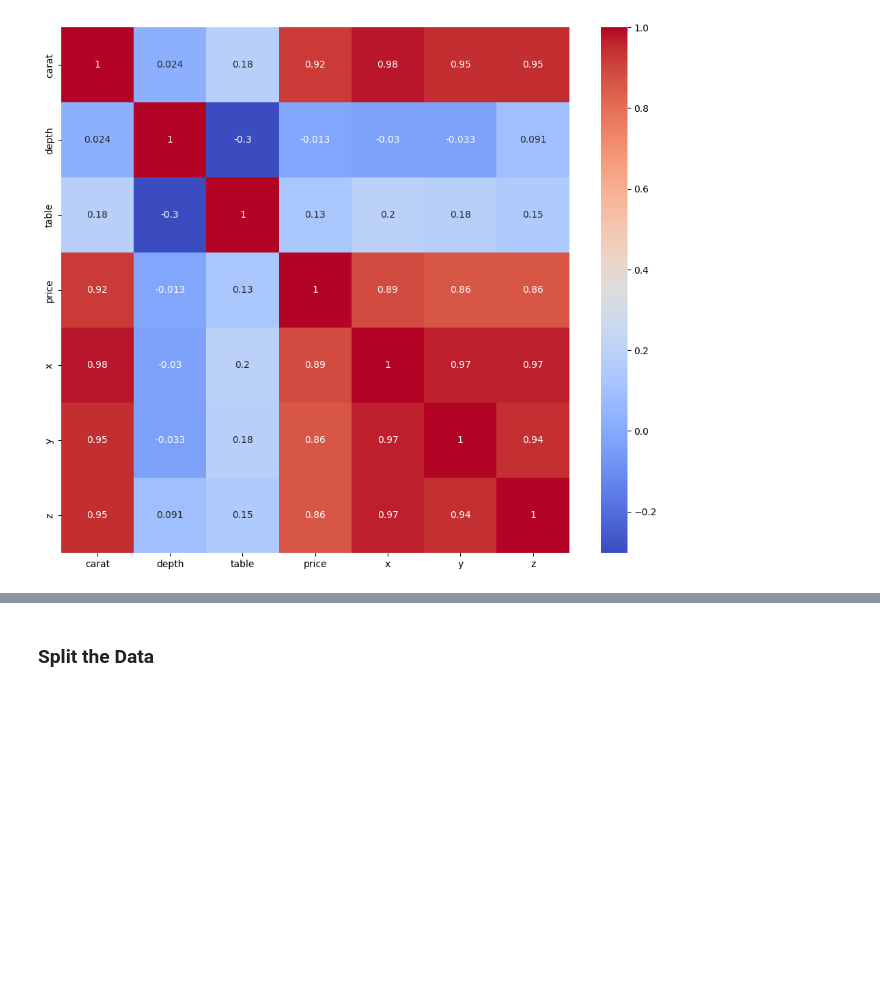
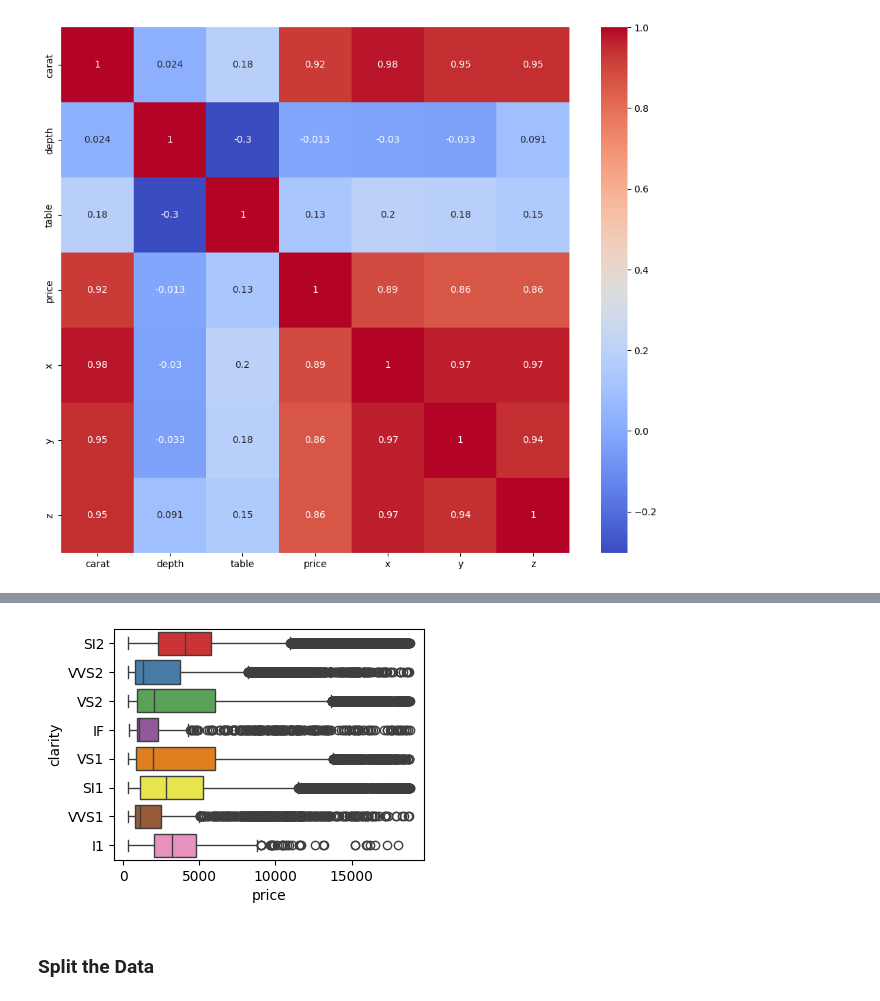
Before and after one commit to reham-shaban/Diamond-Price-Prediction, a Jupyter notebook: Diamond_price_prediction.ipynb, the cells around one changed output, grey strips where cells are left out. Cells and saved outputs as stored; diff of their text form; code cells hidden in the pictures; blank space fills up the shorter version.

```diff
--- a/Diamond_price_prediction.ipynb
+++ b/Diamond_price_prediction.ipynb
@@ -148,3 +173,8 @@ plt.show()
+# %%
+plt.figure(figsize=(4, 3))
+sns.boxplot(data, x='price', y='clarity', hue='clarity', palette='Set1', legend=False);
+# %% [output]
+[figure, added]
 # %% [markdown]
 ### Split the Data
 # %%
```
Also changed, not shown: parts of 16 cells of this notebook.
